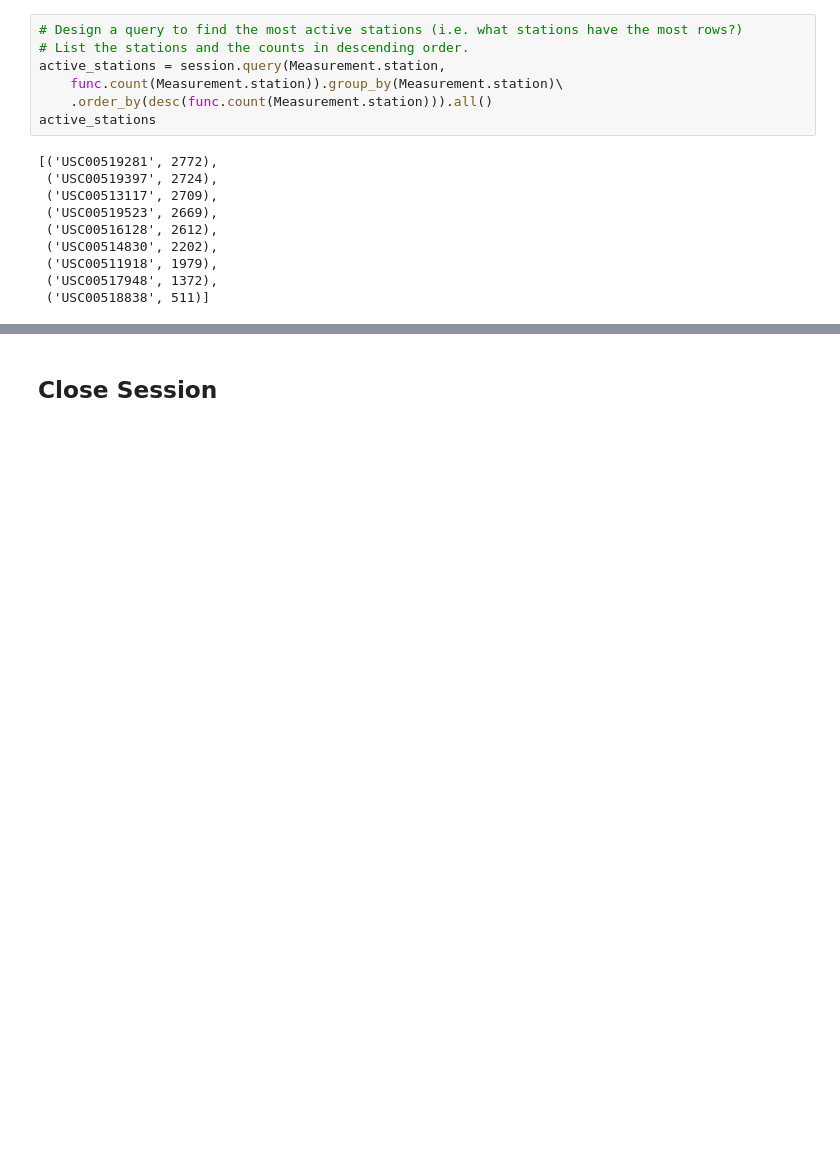
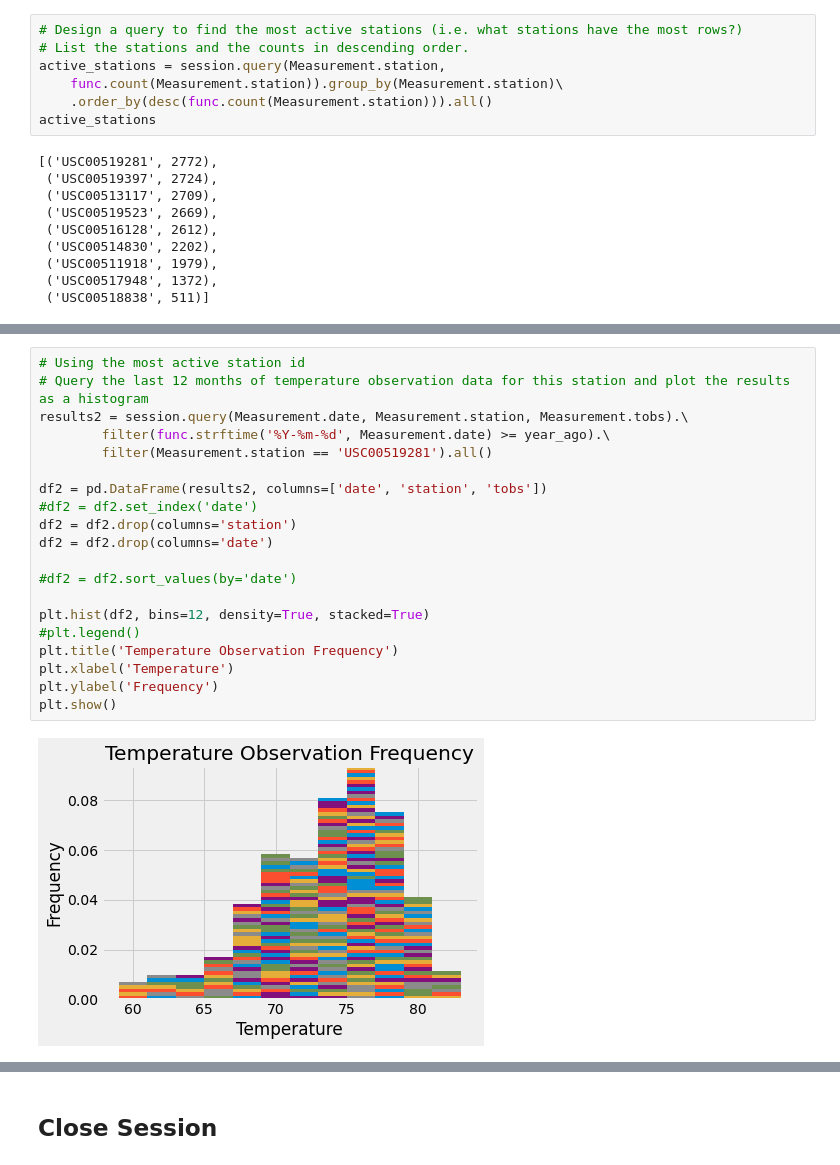
Before and after one commit to JonWeber0328/sqlalchemy-challenge, a Jupyter notebook: SQLAlchemy.ipynb, the cells around one changed output, grey strips where cells are left out. Cells and saved outputs as stored; diff of their text form; blank space fills up the shorter version.

Commit message:
Completed histogram data, started graph.

```diff
--- a/SQLAlchemy.ipynb
+++ b/SQLAlchemy.ipynb
@@ -133,0 +156,22 @@ active_stations
+# %%
+# Using the most active station id
+# Query the last 12 months of temperature observation data for this station and plot the results as a histogram
+results2 = session.query(Measurement.date, Measurement.station, Measurement.tobs).\
+        filter(func.strftime('%Y-%m-%d', Measurement.date) >= year_ago).\
+        filter(Measurement.station == 'USC00519281').all()
+
+df2 = pd.DataFrame(results2, columns=['date', 'station', 'tobs'])
+#df2 = df2.set_index('date')
+df2 = df2.drop(columns='station')
+df2 = df2.drop(columns='date')
+
+#df2 = df2.sort_values(by='date')
+
+plt.hist(df2, bins=12, density=True, stacked=True)
+#plt.legend()
+plt.title('Temperature Observation Frequency')
+plt.xlabel('Temperature')
+plt.ylabel('Frequency')
+plt.show()
+# %% [output]
+[figure, added]
```
Also changed, not shown: parts of 7 cells of this notebook.
